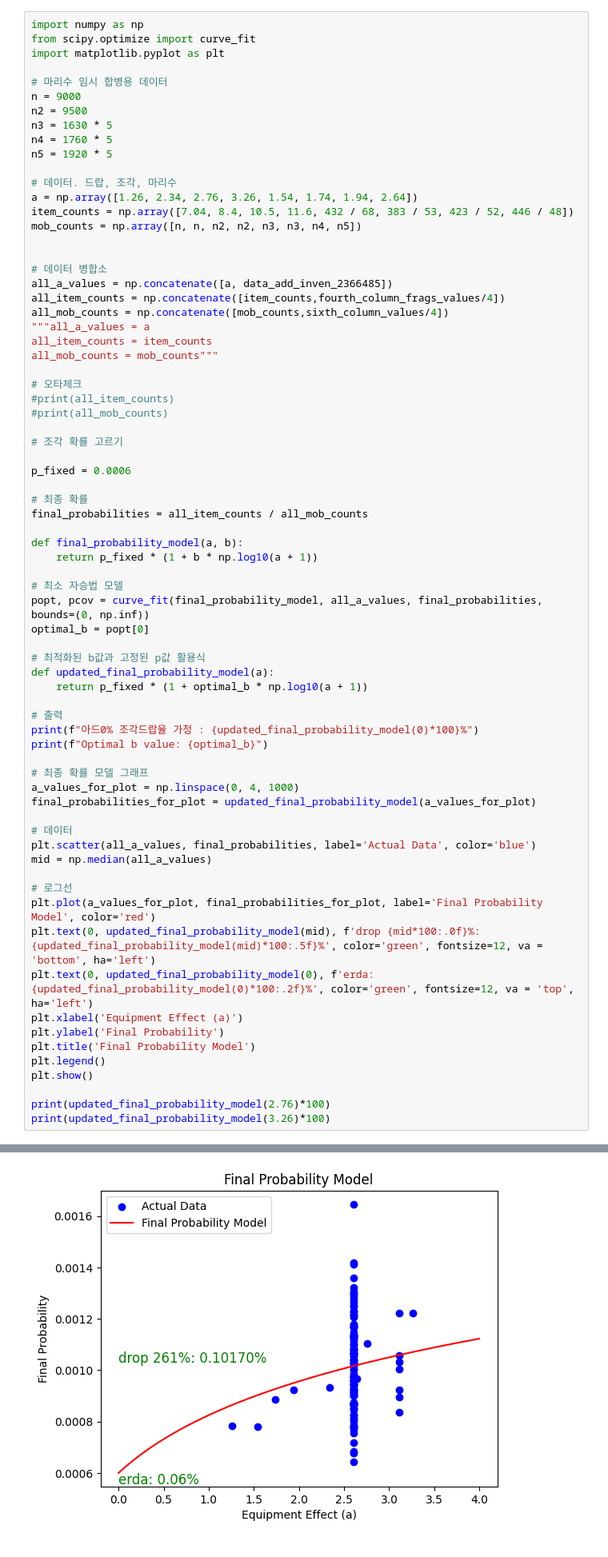
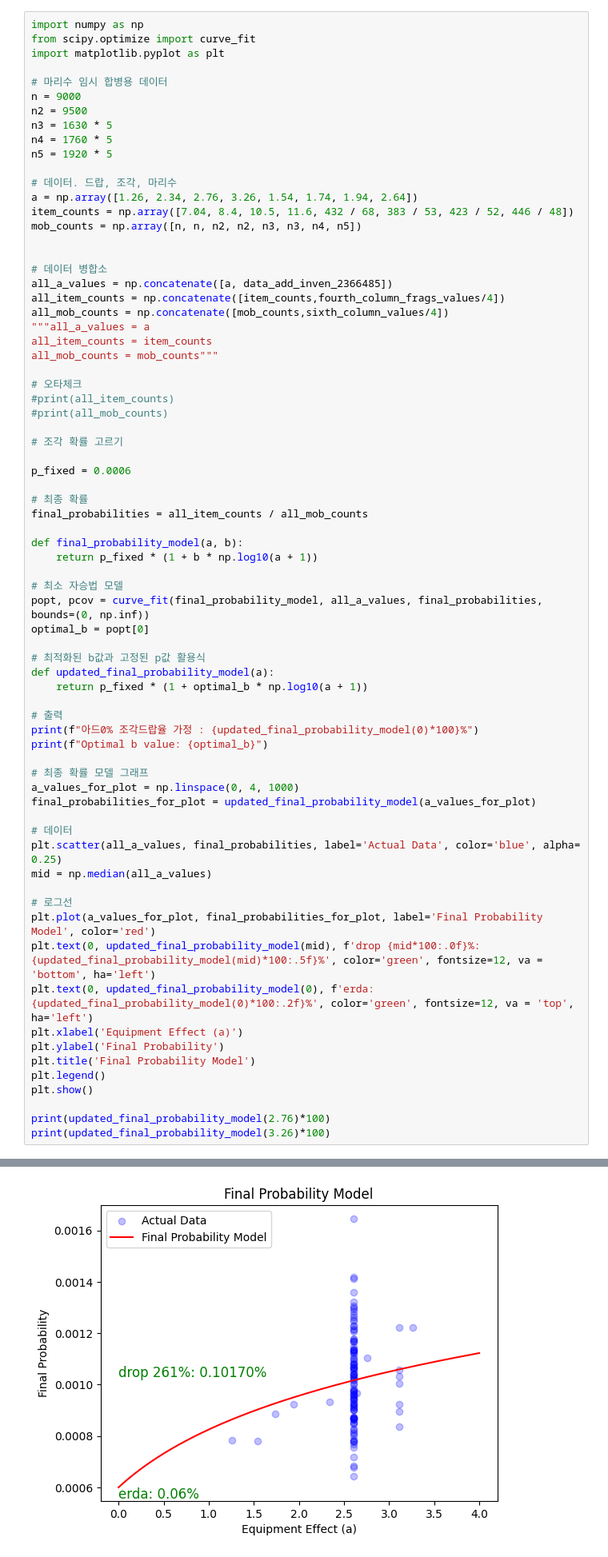
Before and after one commit to Q110722/fragsDR, a Jupyter notebook: Untitled.ipynb, the cells around one changed output, grey strips where cells are left out. Shown at 80% size. Drawn from its saved outputs; the diff is of its cells as text.

```diff
--- a/Untitled.ipynb
+++ b/Untitled.ipynb
@@ -259,35 +259,35 @@ optimal_b = popt[0]
 # 최적화된 b값과 고정된 p값 활용식
 def updated_final_probability_model(a):
     return p_fixed * (1 + optimal_b * np.log10(a + 1))
 
 # 출력
 print(f"아드0% 조각드랍율 가정 : {updated_final_probability_model(0)*100}%")
 print(f"Optimal b value: {optimal_b}")
 
 # 최종 확률 모델 그래프
 a_values_for_plot = np.linspace(0, 4, 1000)
 final_probabilities_for_plot = updated_final_probability_model(a_values_for_plot)
 
 # 데이터
-plt.scatter(all_a_values, final_probabilities, label='Actual Data', color='blue')
+plt.scatter(all_a_values, final_probabilities, label='Actual Data', color='blue', alpha= 0.25)
 mid = np.median(all_a_values)
 
 # 로그선
 plt.plot(a_values_for_plot, final_probabilities_for_plot, label='Final Probability Model', color='red')
 plt.text(0, updated_final_probability_model(mid), f'drop {mid*100:.0f}%: {updated_final_probability_model(mid)*100:.5f}%', color='green', fontsize=12, va = 'bottom', ha='left')
 plt.text(0, updated_final_probability_model(0), f'erda: {updated_final_probability_model(0)*100:.2f}%', color='green', fontsize=12, va = 'top', ha='left')
 plt.xlabel('Equipment Effect (a)')
 plt.ylabel('Final Probability')
 plt.title('Final Probability Model')
 plt.legend()
 plt.show()
 
 print(updated_final_probability_model(2.76)*100)
 print(updated_final_probability_model(3.26)*100)
 # %% [output]
 아드0% 조각드랍율 가정 : 0.06%
 Optimal b value: 1.2466835436617236
-[figure, old version]
+[figure, new version]
 0.10302463324713398
 0.10708047536544492
 # %%
```
